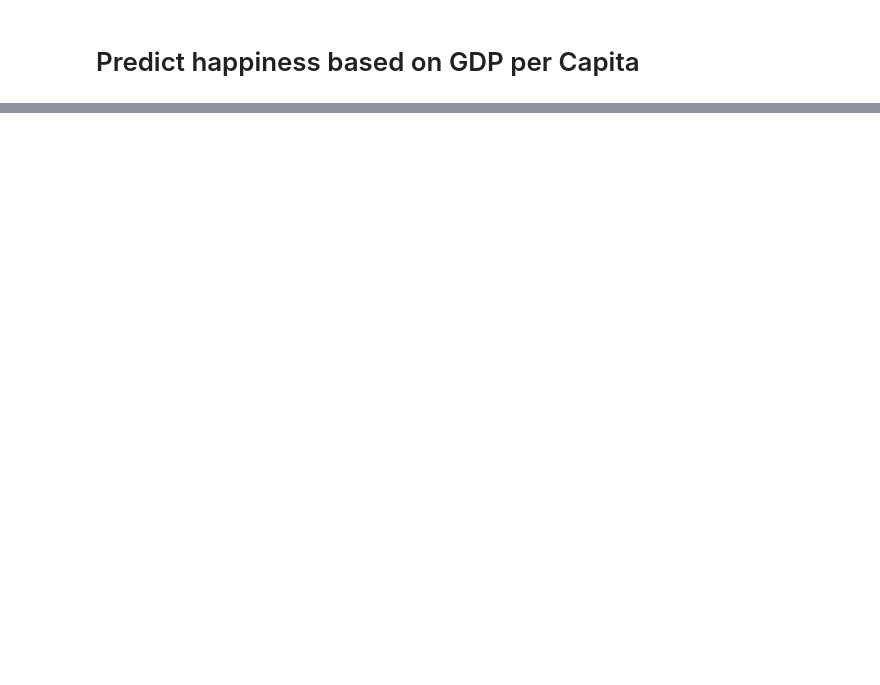
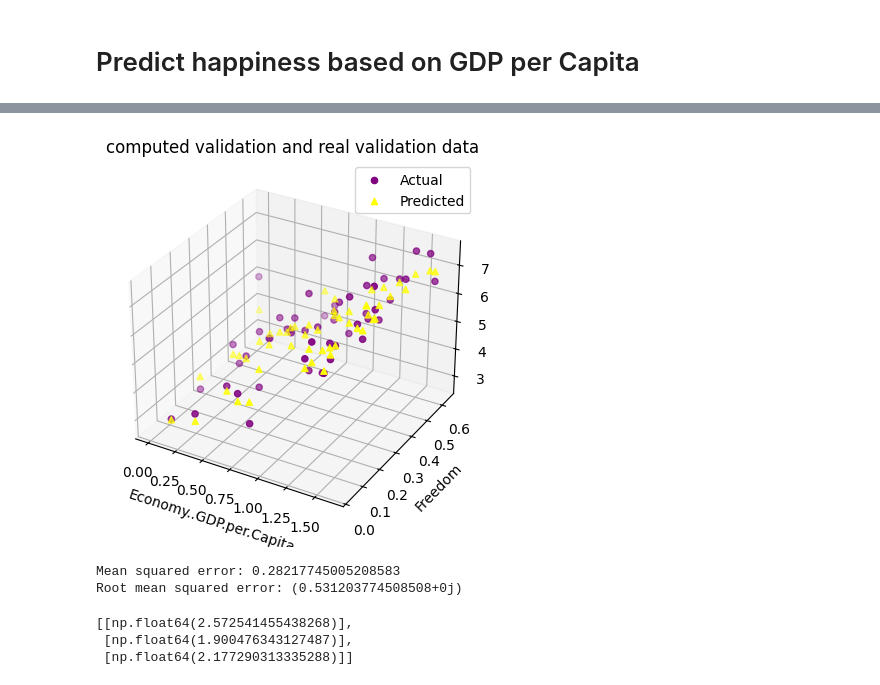
Before and after one commit to zdrobix/csubb, a Jupyter notebook: Semestru 4/IA/lab/lab5/regression_implemented.ipynb, the cells around one changed output, grey strips where cells are left out. Cells and saved outputs as stored; diff of their text form; code cells hidden in the pictures; blank space fills up the shorter version.

```diff
--- a/Semestru 4/IA/lab/lab5/regression_implemented.ipynb
+++ b/Semestru 4/IA/lab/lab5/regression_implemented.ipynb
@@ -102,0 +141,9 @@ Error: 0.4135696901991254
+# %%
+get_linear_regression(read_dataset(dataset_path), ['Economy..GDP.per.Capita.', 'Freedom'], 'Happiness.Score')
+# %% [output]
+[figure, added]
+Mean squared error: 0.28217745005208583
+Root mean squared error: (0.531203774508508+0j)
+[[np.float64(2.572541455438268)],
+ [np.float64(1.900476343127487)],
+ [np.float64(2.177290313335288)]]
```
Also changed, not shown: parts of 3 cells of this notebook, 1 other file.
